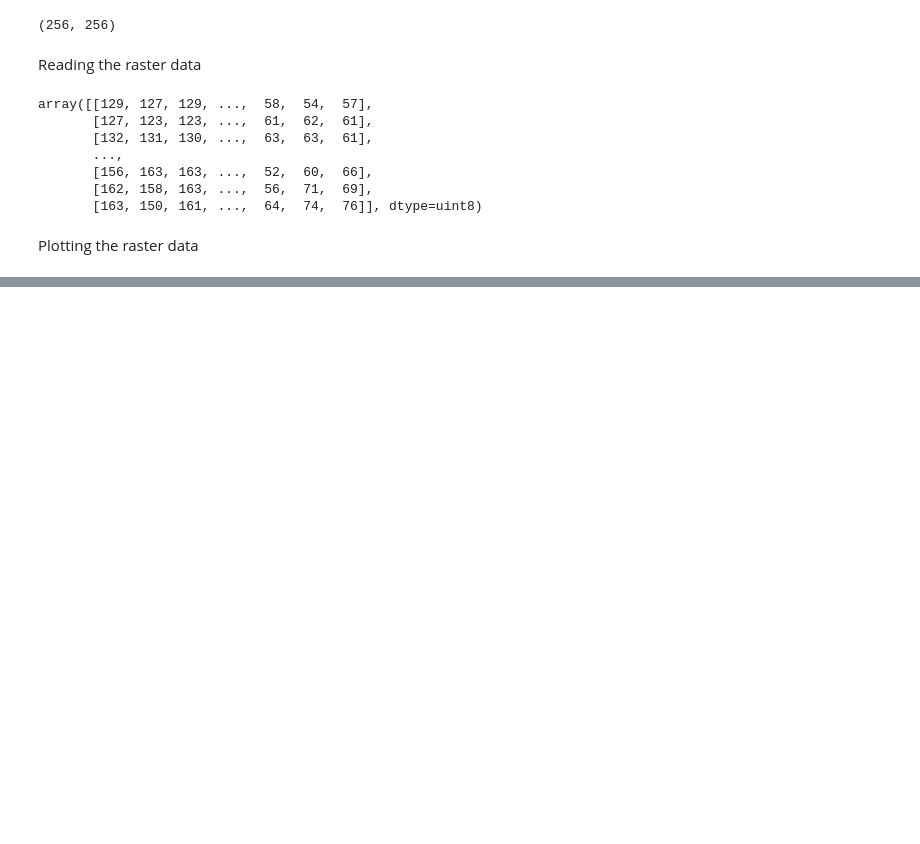
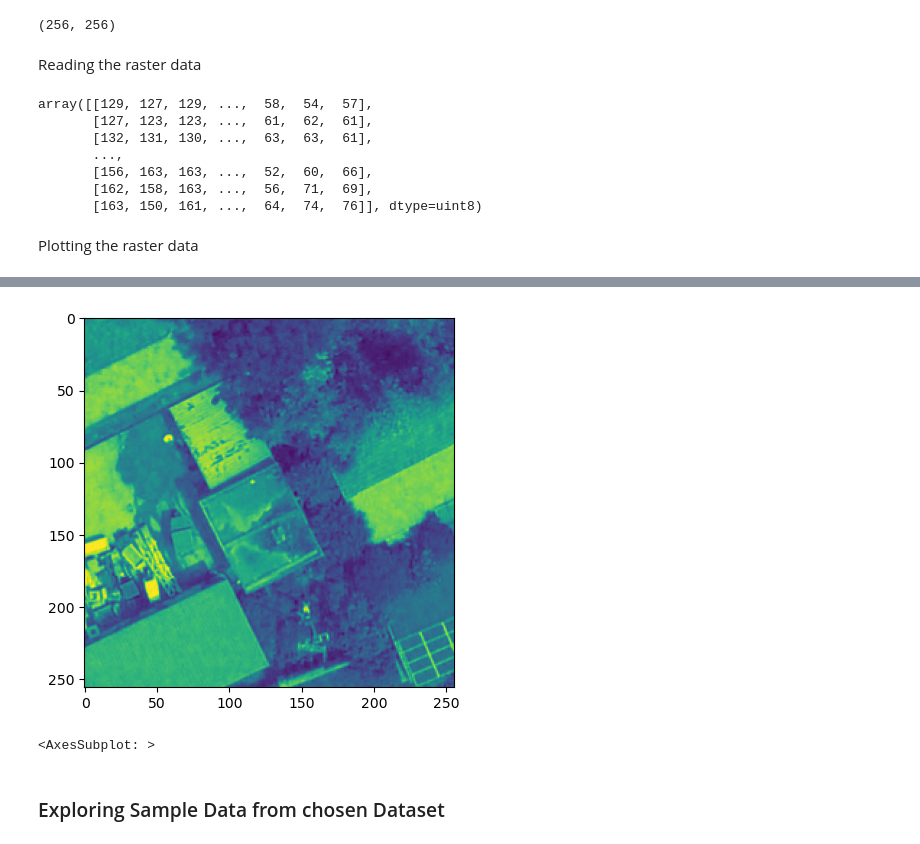
Before and after one commit to bharathraj-v/geoml-wd, a Jupyter notebook: usage.ipynb, the cells around one changed output, grey strips where cells are left out. Saved outputs shown, nothing was run; the diff lists cells and outputs as text; code cells hidden in the pictures; blank space fills up the shorter version.

```diff
--- a/usage.ipynb
+++ b/usage.ipynb
@@ -51,0 +58,7 @@ Plotting the raster data
+# %%
+show(band)
+# %% [output]
+[figure, added]
+<AxesSubplot: >
+# %% [markdown]
+### Exploring Sample Data from chosen Dataset
```
Also changed, not shown: parts of 14 cells of this notebook, 1 other file.
